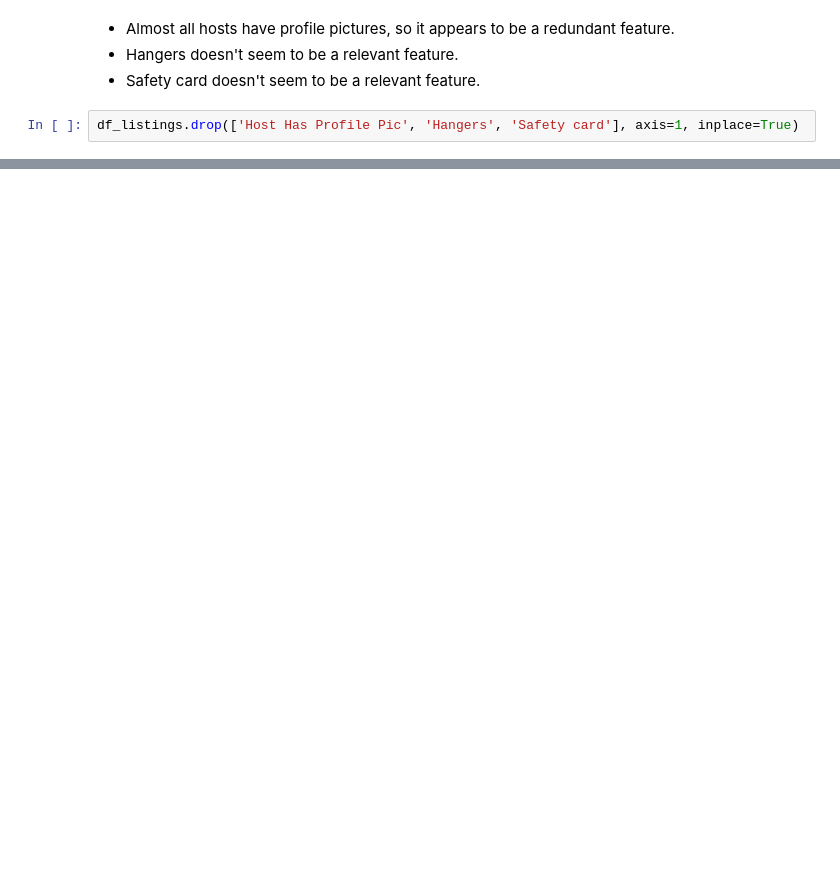
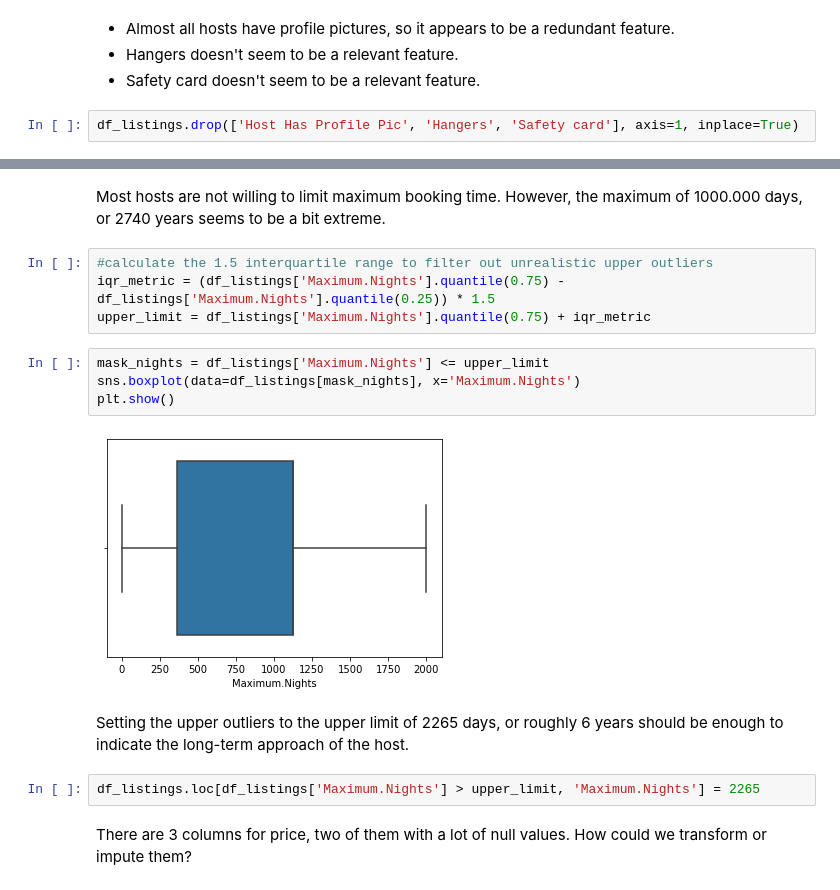
Before and after one commit to ekaterinaleks/preparation_for_final_project, a Jupyter notebook: eda_with_python.ipynb, the cells around one changed output, grey strips where cells are left out. Cells and saved outputs as stored; diff of their text form; blank space fills up the shorter version.

```diff
--- a/eda_with_python.ipynb
+++ b/eda_with_python.ipynb
@@ -422,0 +519,18 @@ df_listings.drop(['Host Has Profile Pic', 'Hangers', 'Safety card'], axis=1, inp
+# %% [markdown]
+Most hosts are not willing to limit maximum booking time. However, the maximum of 1000.000 days, or 2740 years seems to be a bit extreme.
+# %%
+#calculate the 1.5 interquartile range to filter out unrealistic upper outliers
+iqr_metric = (df_listings['Maximum.Nights'].quantile(0.75) -  df_listings['Maximum.Nights'].quantile(0.25)) * 1.5
+upper_limit = df_listings['Maximum.Nights'].quantile(0.75) + iqr_metric
+# %%
+mask_nights = df_listings['Maximum.Nights'] <= upper_limit
+sns.boxplot(data=df_listings[mask_nights], x='Maximum.Nights')
+plt.show()
+# %% [output]
+[figure, added]
+# %% [markdown]
+Setting the upper outliers to the upper limit of 2265 days, or roughly 6 years should be enough to indicate the long-term approach of the host.
+# %%
+df_listings.loc[df_listings['Maximum.Nights'] > upper_limit, 'Maximum.Nights'] = 2265
+# %% [markdown]
+There are 3 columns for price, two of them with a lot of null values. How could we transform or impute them?
```
Also changed, not shown: parts of 52 cells of this notebook, 1 other file.
